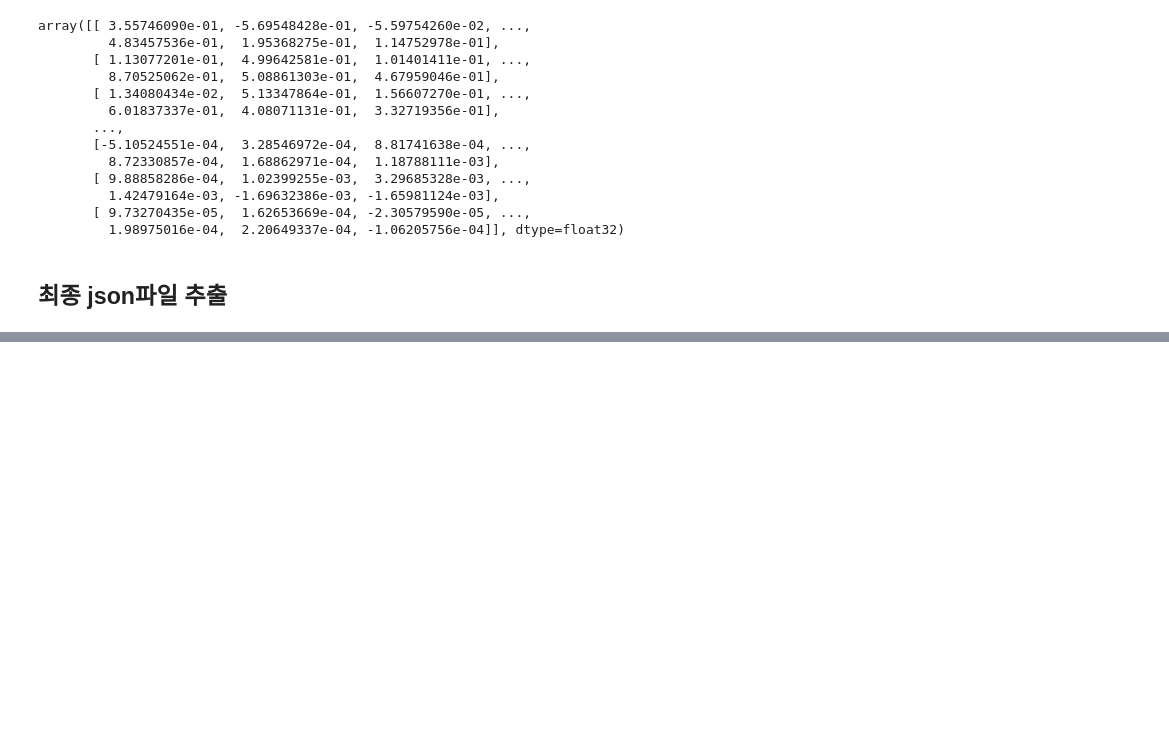
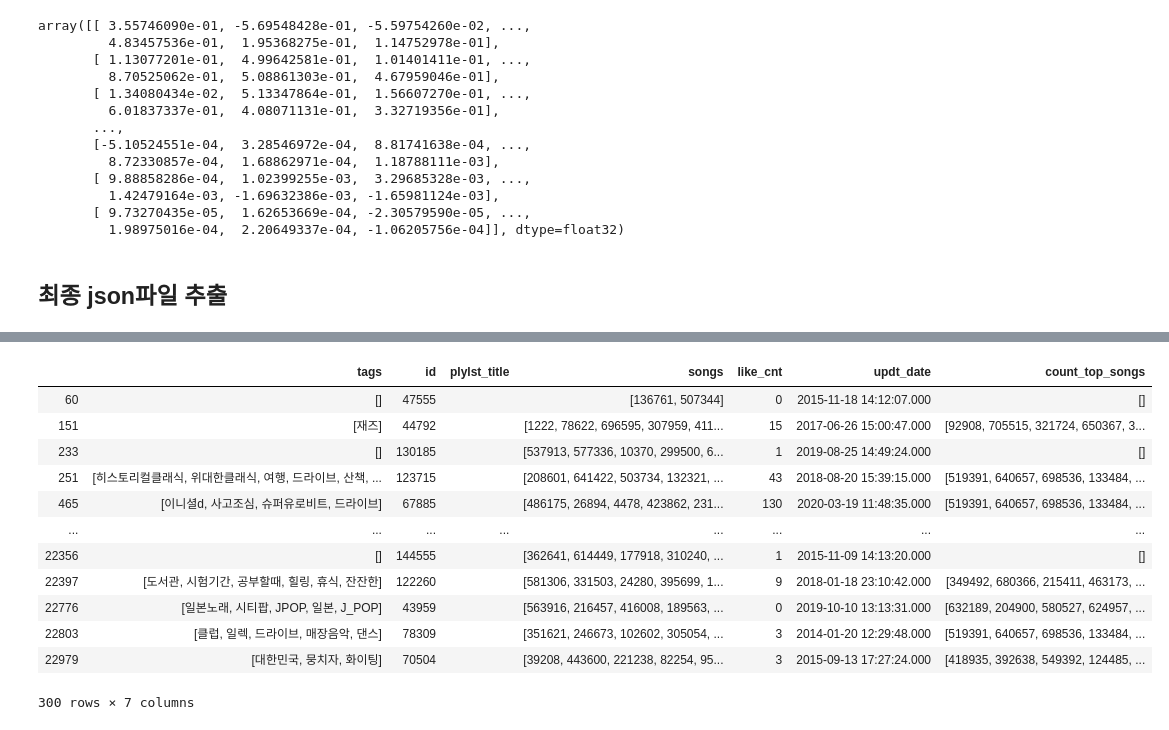
Before and after one commit to hmkim312/recommendation_project, a Jupyter notebook: playlist_recommendation/melon-recommandation.ipynb, the cells around one changed output, grey strips where cells are left out. Saved outputs shown, nothing was run; the diff lists cells and outputs as text; code cells hidden in the pictures; blank space fills up the shorter version.

```diff
--- a/playlist_recommendation/melon-recommandation.ipynb
+++ b/playlist_recommendation/melon-recommandation.ipynb
@@ -302,0 +425,16 @@ with open('ret.json', 'w', encoding='utf-8') as f:
+# %%
+val_w_full_tags_songs_in[val_w_full_tags_songs_in['count_top_songs'].apply(lambda x : len(x)) != 100]
+# %% [output]
+|  | tags | id | plylst_title | songs | like_cnt | updt_date | count_top_songs |
+| 60 | [] | 47555 |  | [136761, 507344] | 0 | 2015-11-18 14:12:07.000 | [] |
+| 151 | [재즈] | 44792 |  | [1222, 78622, 696595, 307959, 411... | 15 | 2017-06-26 15:00:47.000 | [92908, 705515, 321724, 650367, 3... |
+| 233 | [] | 130185 |  | [537913, 577336, 10370, 299500, 6... | 1 | 2019-08-25 14:49:24.000 | [] |
+| 251 | [히스토리컬클래식, 위대한클래식, 여행, 드라이브, 산책, ... | 123715 |  | [208601, 641422, 503734, 132321, ... | 43 | 2018-08-20 15:39:15.000 | [519391, 640657, 698536, 133484, ... |
+| 465 | [이니셜d, 사고조심, 슈퍼유로비트, 드라이브] | 67885 |  | [486175, 26894, 4478, 423862, 231... | 130 | 2020-03-19 11:48:35.000 | [519391, 640657, 698536, 133484, ... |
+| ... | ... | ... | ... | ... | ... | ... | ... |
+| 22356 | [] | 144555 |  | [362641, 614449, 177918, 310240, ... | 1 | 2015-11-09 14:13:20.000 | [] |
+| 22397 | [도서관, 시험기간, 공부할때, 힐링, 휴식, 잔잔한] | 122260 |  | [581306, 331503, 24280, 395699, 1... | 9 | 2018-01-18 23:10:42.000 | [349492, 680366, 215411, 463173, ... |
+| 22776 | [일본노래, 시티팝, JPOP, 일본, J_POP] | 43959 |  | [563916, 216457, 416008, 189563, ... | 0 | 2019-10-10 13:13:31.000 | [632189, 204900, 580527, 624957, ... |
+| 22803 | [클럽, 일렉, 드라이브, 매장음악, 댄스] | 78309 |  | [351621, 246673, 102602, 305054, ... | 3 | 2014-01-20 12:29:48.000 | [519391, 640657, 698536, 133484, ... |
+| 22979 | [대한민국, 뭉치자, 화이팅] | 70504 |  | [39208, 443600, 221238, 82254, 95... | 3 | 2015-09-13 17:27:24.000 | [418935, 392638, 549392, 124485, ... |
+300 rows × 7 columns
```
Also changed, not shown: parts of 74 cells of this notebook, 1 other file.
